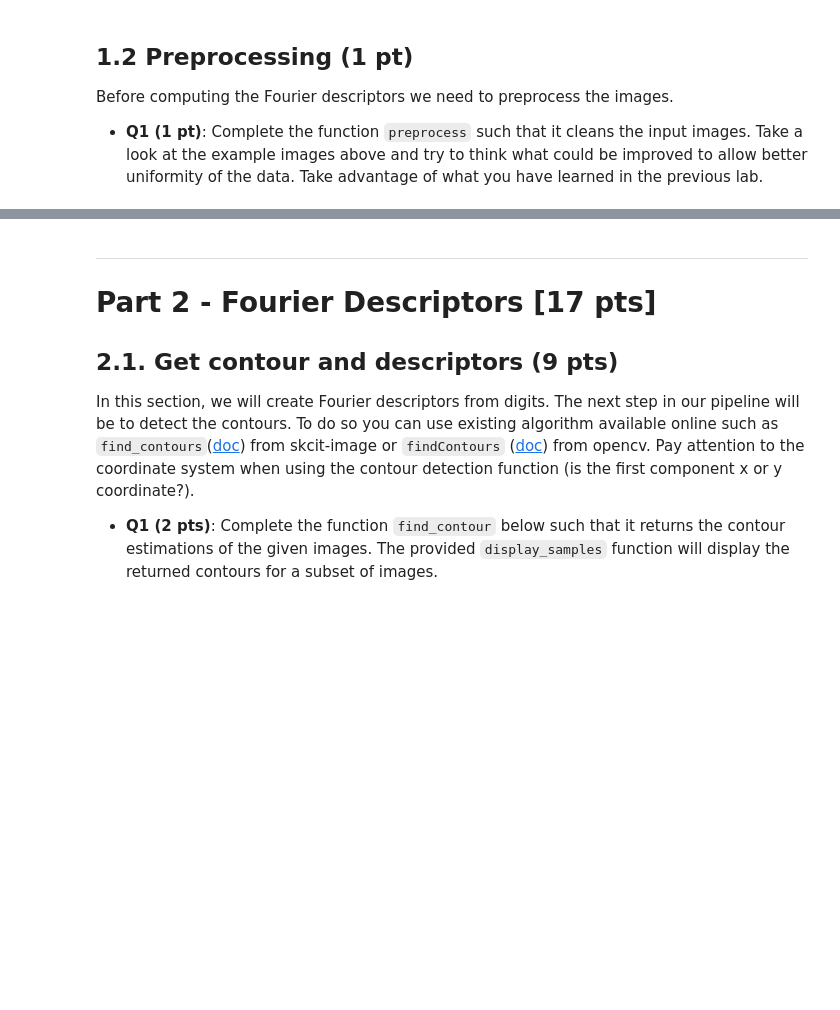
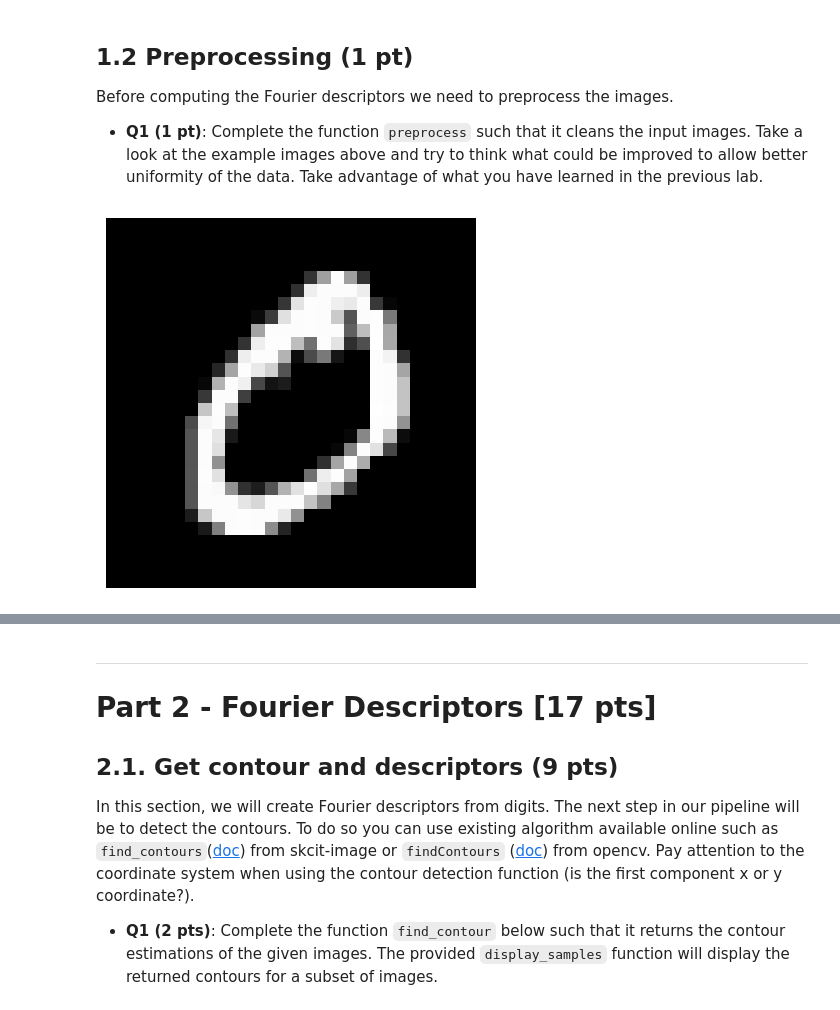
Before and after one commit to Andrew123098/ImageAnalysisAndPatternRecognitionGroupWork, a Jupyter notebook: labs/lab_2_group_64.ipynb, the cells around one changed output, grey strips where cells are left out. Cells and saved outputs as stored; diff of their text form; code cells hidden in the pictures; blank space fills up the shorter version.

```diff
--- a/labs/lab_2_group_64.ipynb
+++ b/labs/lab_2_group_64.ipynb
@@ -97,7 +97,8 @@ def extract_label(images: np.ndarray, labels: np.ndarray, target_label: int):
     img_extract = np.zeros((30, d, d))
 
     # ------------------
-    # Your code here ...
+    indices=np.where(labels==target_label)[0]
+    img_extract = images[indices]
     # ------------------
 
     return img_extract
@@ -113,6 +117,12 @@ images_a, images_b = test_1_1(extract_label, images, labels)
 Before computing the Fourier descriptors we need to preprocess the images.
 
 * **Q1 (1 pt)**: Complete the function `preprocess` such that it cleans the input images. Take a look at the example images above and try to think what could be improved to allow better uniformity of the data. Take advantage of what you have learned in the previous lab.
+# %%
+plt.imshow(images_a[0], cmap="gray")  # Display in grayscale
+plt.axis("off")  # Hide axes
+plt.show()
+# %% [output]
+[figure, added]
 # %%
 def preprocess(images: np.ndarray):
     """
```
Also changed, not shown: parts of 3 cells of this notebook.
